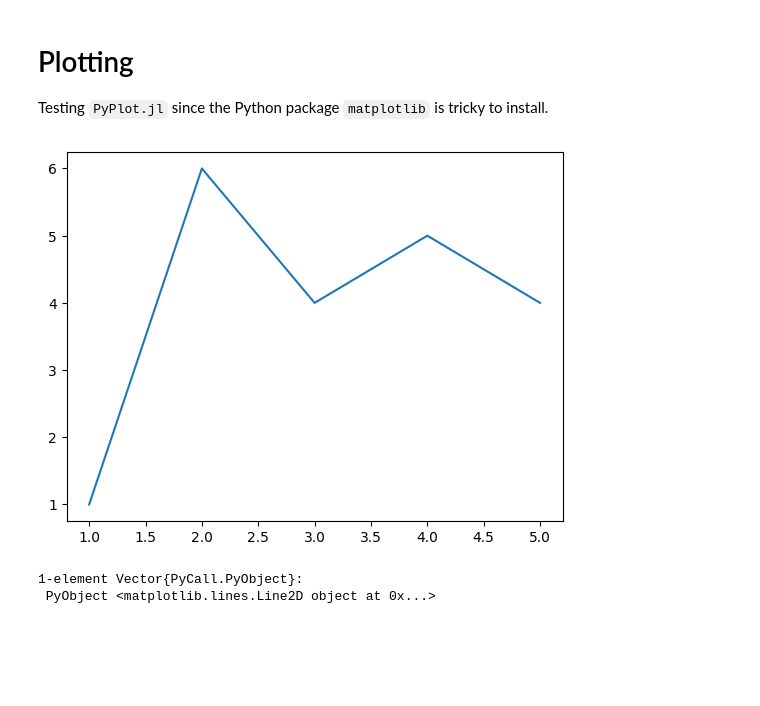
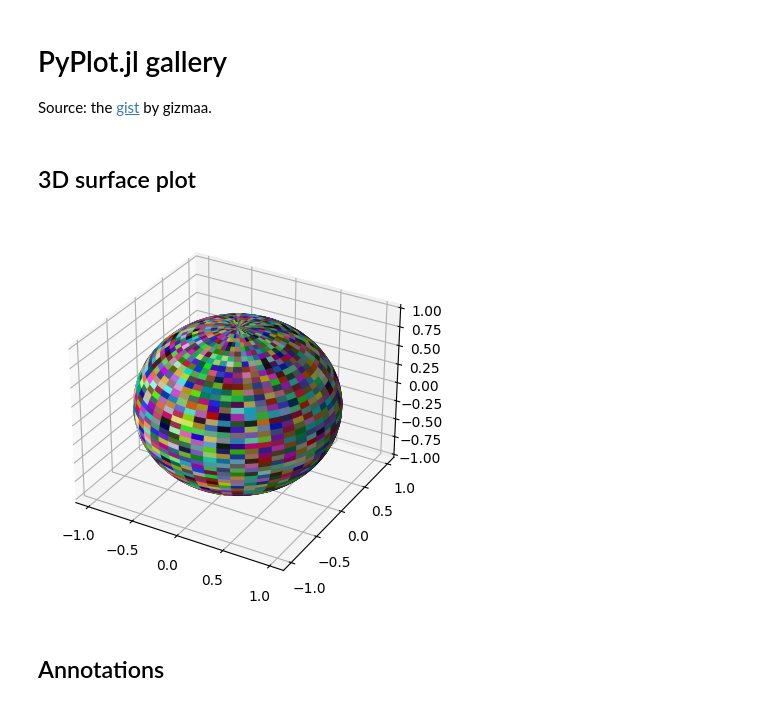
Before and after one commit to sosiris-jlbooks/pyplotjl, a Jupyter notebook: index.ipynb, the cells around one changed output. Drawn from its saved outputs; the diff is of its cells as text; code cells hidden in the pictures; blank space fills up the shorter version.

```diff
--- a/index.ipynb
+++ b/index.ipynb
@@ -1,14 +1,26 @@
-# %% [markdown]
-# Plotting
-
-Testing `PyPlot.jl` since the Python package `matplotlib` is tricky to install.
-# %%
-import PyPlot as plt
-using Random
-Random.seed!(2022)
-
-plt.plot(1:5, rand(1:6, 5))
-# %% [output]
-[figure, removed]
-1-element Vector{PyCall.PyObject}:
- PyObject <matplotlib.lines.Line2D object at 0x...>
+# %% [markdown]
+# PyPlot.jl gallery
+
+Source: the [gist](https://gist.github.com/gizmaa/7214002) by gizmaa.
+# %% [markdown]
+## 3D surface plot
+# %%
+import PyPlot as plt
+
+## Data
+us = range(0.0,stop=2pi,length=300)
+vs = range(0.0,stop=pi,length=300)
+
+x = [cos(u) * sin(v) for u in us, v in vs]
+y = [sin(u) * sin(v) for u in us, v in vs]
+z = [cos(v) for u in us, v in vs]
+
+colors = rand(length(us),length(vs),3)
+
+## Plot
+plt.surf(x,y,z,facecolors=colors)
+plt.gcf();
+# %% [output]
+[figure, added]
+# %% [markdown]
+## Annotations
```
Also changed, not shown: parts of 62 cells of this notebook.
